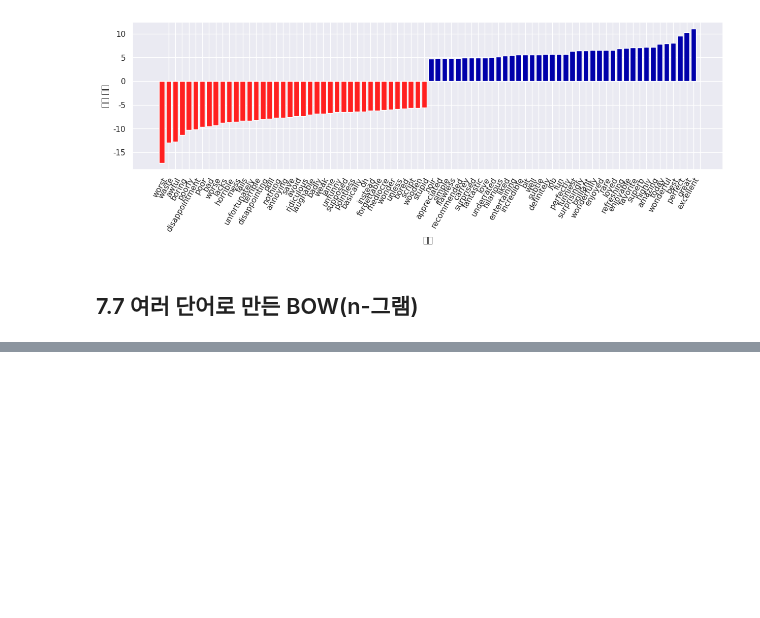
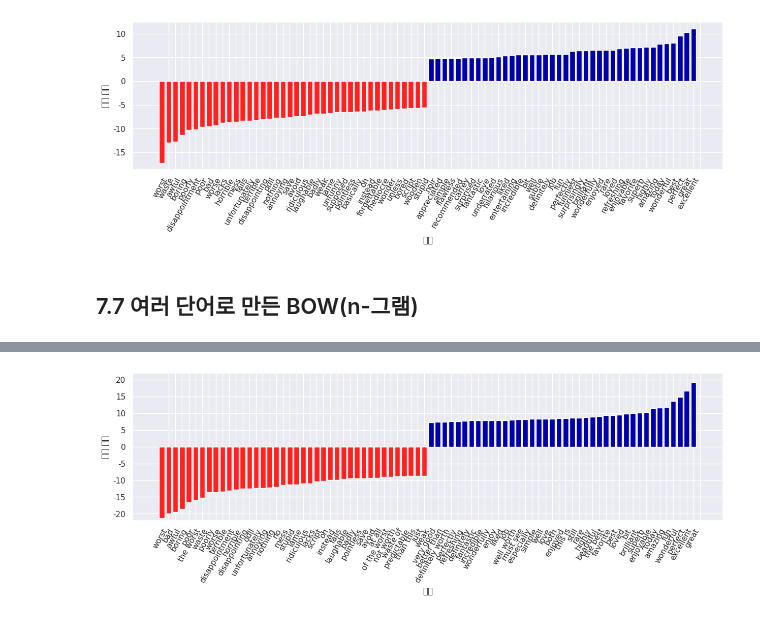
Before and after one commit to 201ssc/python_test1, a Jupyter notebook: 7_5_디에터_스케일_변경.ipynb, the cells around one changed output, grey strips where cells are left out. Drawn from its saved outputs; the diff is of its cells as text; code cells hidden in the pictures; blank space fills up the shorter version.

```diff
--- a/7_5_디에터_스케일_변경.ipynb
+++ b/7_5_디에터_스케일_변경.ipynb
@@ -177,0 +262,12 @@ mglearn.tools.visualize_coefficients(
+# %%
+# 특성 이름과 계수를 추출합니다
+vect = grid.best_estimator_.named_steps['tfidfvectorizer']
+# get_feature_names() 메서드가 1.0에서 deprecated 되었고 1.2 버전에서 삭제될 예정입니다.
+# 대신 get_feature_names_out()을 사용합니다.
+feature_names = np.array(vect.get_feature_names_out())
+coef = grid.best_estimator_.named_steps['logisticregression'].coef_
+mglearn.tools.visualize_coefficients(coef[0], feature_names, n_top_features=40)
+plt.ylim(-22, 22)
+plt.show()
+# %% [output]
+[figure, added]
```
Also changed, not shown: parts of 14 cells of this notebook.
